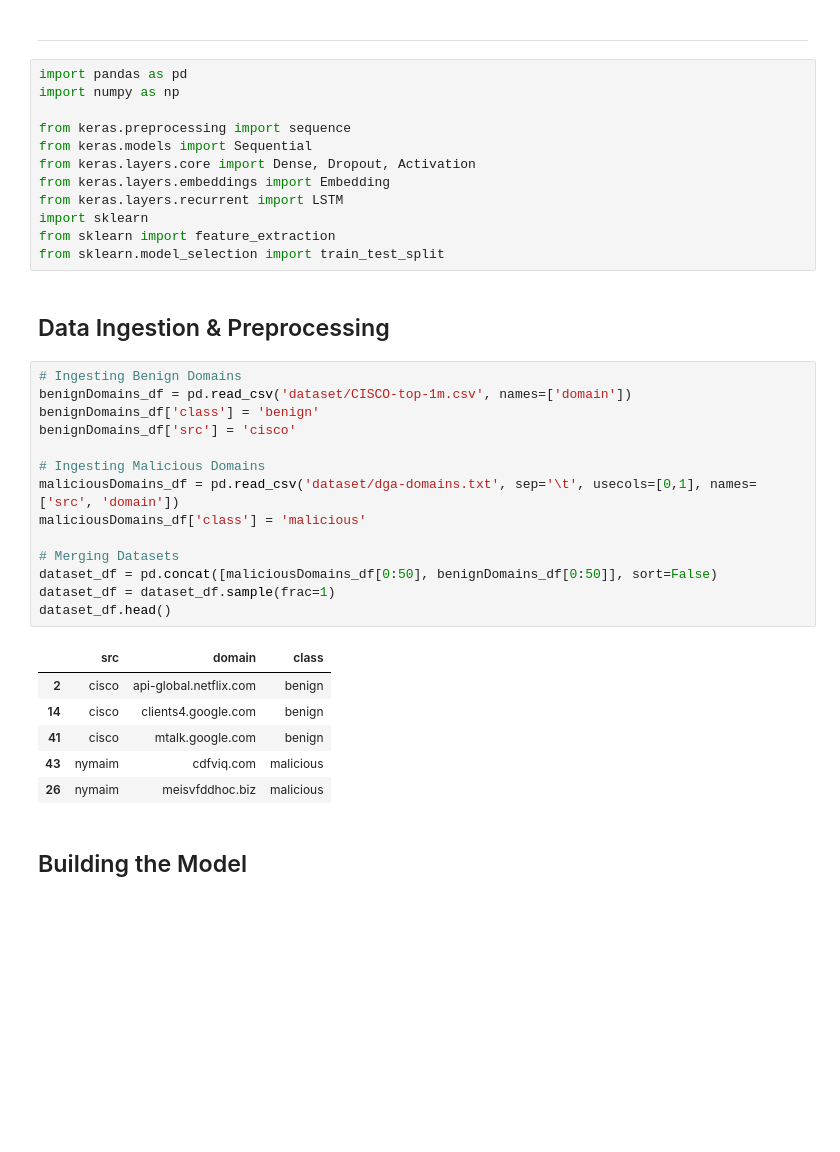
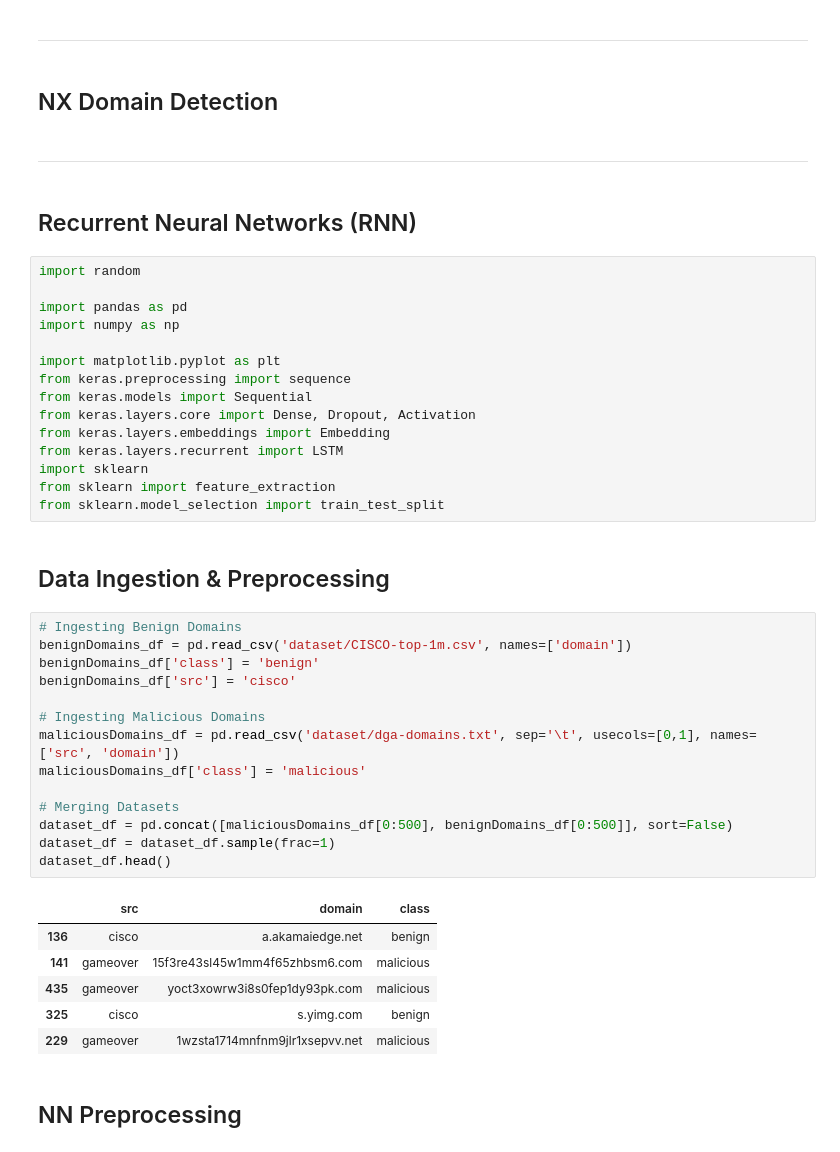
Before and after one commit to pjabes/detection-notebooks, a Jupyter notebook: DNS/dga.ipynb, the cells around one changed output. Drawn from its saved outputs; the diff is of its cells as text; blank space fills up the shorter version.

```diff
--- a/DNS/dga.ipynb
+++ b/DNS/dga.ipynb
@@ -34,10 +40,19 @@ https://s3-us-west-1.amazonaws.com/umbrella-static/index.html
 [2] - https://www.youtube.com/watch?v=jm7wH2G0h6c
 # %% [markdown]
 <hr>
+# %% [markdown]
+## NX Domain Detection
+# %% [markdown]
+<hr>
+# %% [markdown]
+## Recurrent Neural Networks (RNN)
 # %%
+import random
+
 import pandas as pd
 import numpy as np
 
+import matplotlib.pyplot as plt
 from keras.preprocessing import sequence
 from keras.models import Sequential
 from keras.layers.core import Dense, Dropout, Activation
@@ -51,23 +66,23 @@ from sklearn.model_selection import train_test_split
 # %%
 # Ingesting Benign Domains
 benignDomains_df = pd.read_csv('dataset/CISCO-top-1m.csv', names=['domain'])
 benignDomains_df['class'] = 'benign'
 benignDomains_df['src'] = 'cisco'
 
 # Ingesting Malicious Domains
 maliciousDomains_df = pd.read_csv('dataset/dga-domains.txt', sep='\t', usecols=[0,1], names=['src', 'domain'])
 maliciousDomains_df['class'] = 'malicious'
 
 # Merging Datasets
-dataset_df = pd.concat([maliciousDomains_df[0:50], benignDomains_df[0:50]], sort=False)
+dataset_df = pd.concat([maliciousDomains_df[0:500], benignDomains_df[0:500]], sort=False)
 dataset_df = dataset_df.sample(frac=1)
 dataset_df.head()
 # %% [output]
 |  | src | domain | class |
-| 2 | cisco | api-global.netflix.com | benign |
-| 14 | cisco | clients4.google.com | benign |
-| 41 | cisco | mtalk.google.com | benign |
-| 43 | nymaim | cdfviq.com | malicious |
-| 26 | nymaim | meisvfddhoc.biz | malicious |
+| 136 | cisco | a.akamaiedge.net | benign |
+| 141 | gameover | 15f3re43sl45w1mm4f65zhbsm6.com | malicious |
+| 435 | gameover | yoct3xowrw3i8s0fep1dy93pk.com | malicious |
+| 325 | cisco | s.yimg.com | benign |
+| 229 | gameover | 1wzsta1714mnfnm9jlr1xsepvv.net | malicious |
-# %% [markdown]
-## Building the Model
+# %% [markdown]
+## NN Preprocessing
```
Also changed, not shown: parts of 18 cells of this notebook.
